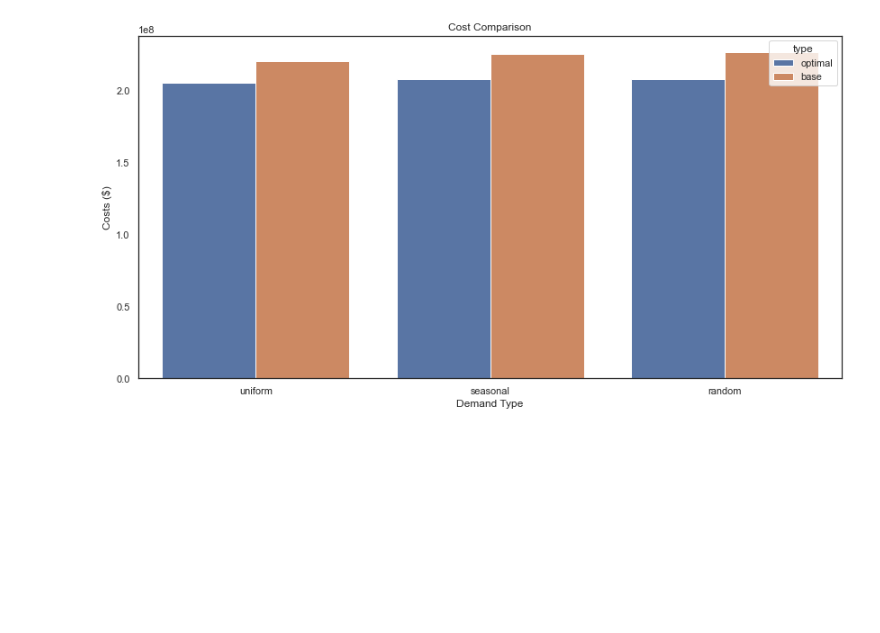
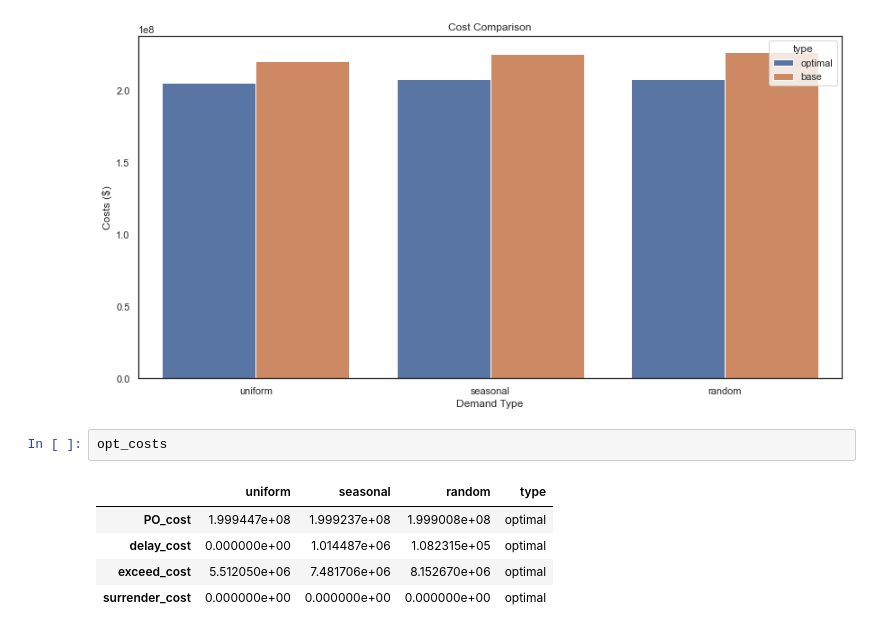
Before and after one commit to siraj101/supply_optimization, a Jupyter notebook: Comparison.ipynb, the cells around one changed output. Cells and saved outputs as stored; diff of their text form; blank space fills up the shorter version.

```diff
--- a/Comparison.ipynb
+++ b/Comparison.ipynb
@@ -65,3 +65,11 @@ ax.set(xlabel='Demand Type',
 plt.savefig('plots/comp.jpg')
 # %% [output]
 [figure]
+# %%
+opt_costs
+# %% [output]
+|  | uniform | seasonal | random | type |
+| PO_cost | 1.999447e+08 | 1.999237e+08 | 1.999008e+08 | optimal |
+| delay_cost | 0.000000e+00 | 1.014487e+06 | 1.082315e+05 | optimal |
+| exceed_cost | 5.512050e+06 | 7.481706e+06 | 8.152670e+06 | optimal |
+| surrender_cost | 0.000000e+00 | 0.000000e+00 | 0.000000e+00 | optimal |
```
Also changed, not shown: parts of 1 cell of this notebook, 1 other file.
